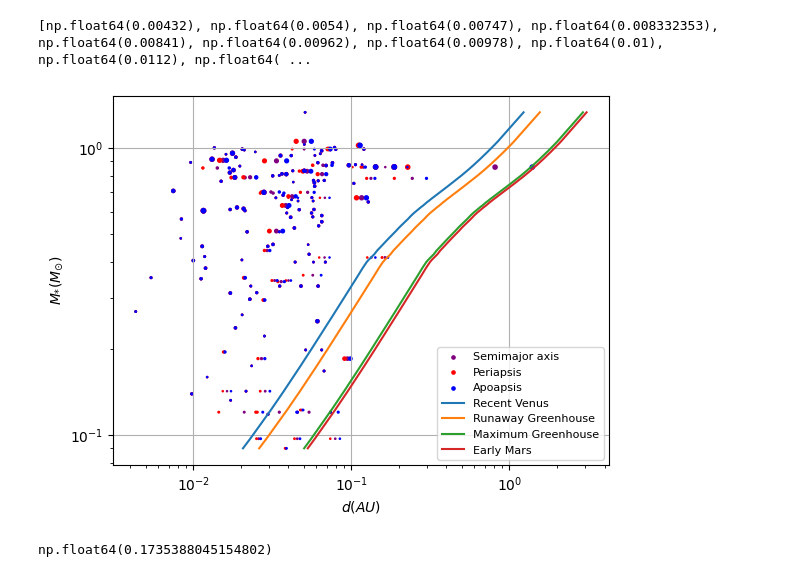
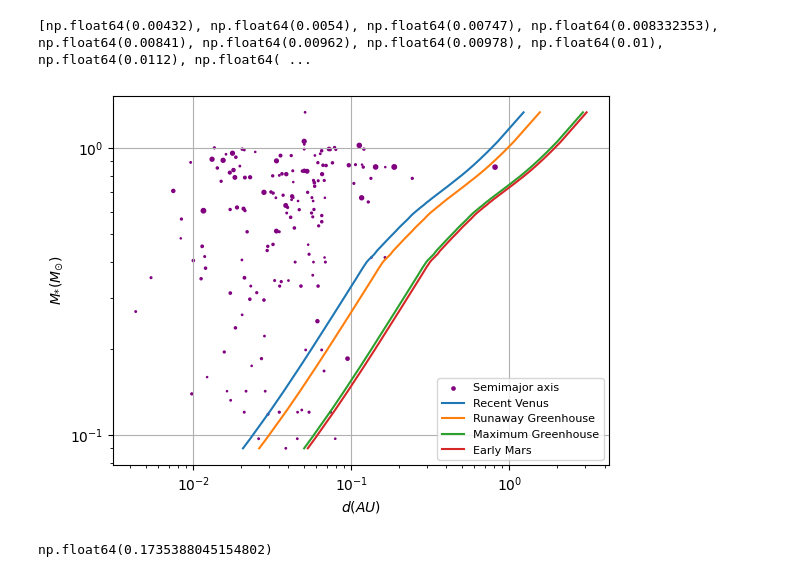
Before and after one commit to Vegaaa99/Tesis, a Jupyter notebook: Data_Analysisi.ipynb, the cells around one changed output. Drawn from its saved outputs; the diff is of its cells as text; code cells hidden in the pictures.

Commit message:
fixing errors and graphs

```diff
--- a/Data_Analysisi.ipynb
+++ b/Data_Analysisi.ipynb
@@ -128,8 +128,7 @@ runawayGreenhouse = []
 maxGreenhouse = []
 earlyMars = []
 
-S_eff = pd.DataFrame(index=T_eff, columns=l, dtype=float)
-S = np.zeros_like(a)
+S_eff = pd.DataFrame(index=T, columns=l, dtype=float)
 # %%
 #Calculating the effective flux for each limit
 for t in T:
@@ -312,14 +294,15 @@ d_1
 # %% [output]
 np.float64(0.0956998594663613)
 # %%
-for k in range(len(T_eff)):
-    for m in range(4):
-        d.loc[k, l[m]] = distancia(T_eff.iloc[k],R.iloc[k],S_eff.iloc[k][l[m]],T_sun)
-        #print(T_eff.iloc[k], R.iloc[k], S_eff.iloc[k][l[m]], T_sun)
-        #print(d.iloc[k][l[m]])
-        #row_values.append(distancia(T_eff[i], R[i], S_eff[i]))
- # Asignar toda la fila de una vez
-#d = d.sort_values('Stellar_effective_temperature').reset_index()
+
+data = []
+for i in range(len(T_eff)):
+    row = [distancia(T_eff.iloc[i], R.iloc[i], S_eff.iloc[i][col], T_sun)
+           for col in l]
+    data.append(row)
+
+d = pd.DataFrame(data, index=T_eff, columns=l)
+
 d
 # %% [output]
 |  | Recent_Venus | Runaway_Greenhouse | Max_Greenhouse | Early_Mars |
@@ -414,37 +413,37 @@ print(sorted(Periapsis))
 # %%
 
 plt.scatter(a_m,Star_mass, color = 'purple', s = main_stars['Planet_mass[Earth]'], label = 'Semimajor axis')
-plt.scatter(Periapsis,Star_mass, color = 'red', s = main_stars['Planet_mass[Earth]'],label = 'Periapsis' )
-plt.scatter(Apoapsis,Star_mass, color = 'blue', s = main_stars['Planet_mass[Earth]'], label = 'Apoapsis')
+#plt.scatter(Periapsis,Star_mass, color = 'red', s = main_stars['Planet_mass[Earth]'],label = 'Periapsis' )
+#plt.scatter(Apoapsis,Star_mass, color = 'blue', s = main_stars['Planet_mass[Earth]'], label = 'Apoapsis')
 plt.plot(d_s['lowess_data'][0]['y_smooth'], d_s['lowess_data'][0]['x'],
           label = 'Recent Venus')
 #plt.scatter(d['Recent_Venus'], Star_mass, label = 'Recent Venus')
 
 plt.plot(d_s['lowess_data'][1]['y_smooth'], d_s['lowess_data'][1]['x'],
           label = 'Runaway Greenhouse')
 #plt.scatter(d['Runaway_Greenhouse'], Star_mass, color = 'red', label = 'Runaway Greenhouse')
 
 plt.plot(d_s['lowess_data'][2]['y_smooth'], d_s['lowess_data'][2]['x'],
           label = 'Maximum Greenhouse')
 #plt.scatter(d['Max_Greenhouse'], Star_mass, color = 'orange', label = 'Maximum Greenhouse')
 
 plt.plot(d_s['lowess_data'][3]['y_smooth'], d_s['lowess_data'][3]['x'],
           label = 'Early Mars')
 #plt.scatter(d['Early_Mars'], Star_mass, color = 'brown', label = 'Early Mars')
 #plt.scatter(d_fivemeRunaway, Star_mass, color = 'green')
 #plt.scatter(d_tenthmeRunaway,Star_mass, color= "black")
 plt.plot ()
 #plt.gca().invert_xaxis()
 plt.grid(True)
 plt.xlabel(r'$d (AU$)')
 plt.ylabel(r'$M_{*}(M_{\odot})$')
 plt.xscale("log")
 plt.yscale("log")
 plt.legend(loc='lower right', fontsize=8)
 plt.savefig('Template-Tesis/imágenes/semiejemayor.pdf')
 plt.show()
 # %% [output]
-[figure, old version]
+[figure, new version]
 # %%
 d['Recent_Venus'].iloc[0]
 # %% [output]
```
Also changed, not shown: parts of 19 cells of this notebook, 6 other files.
